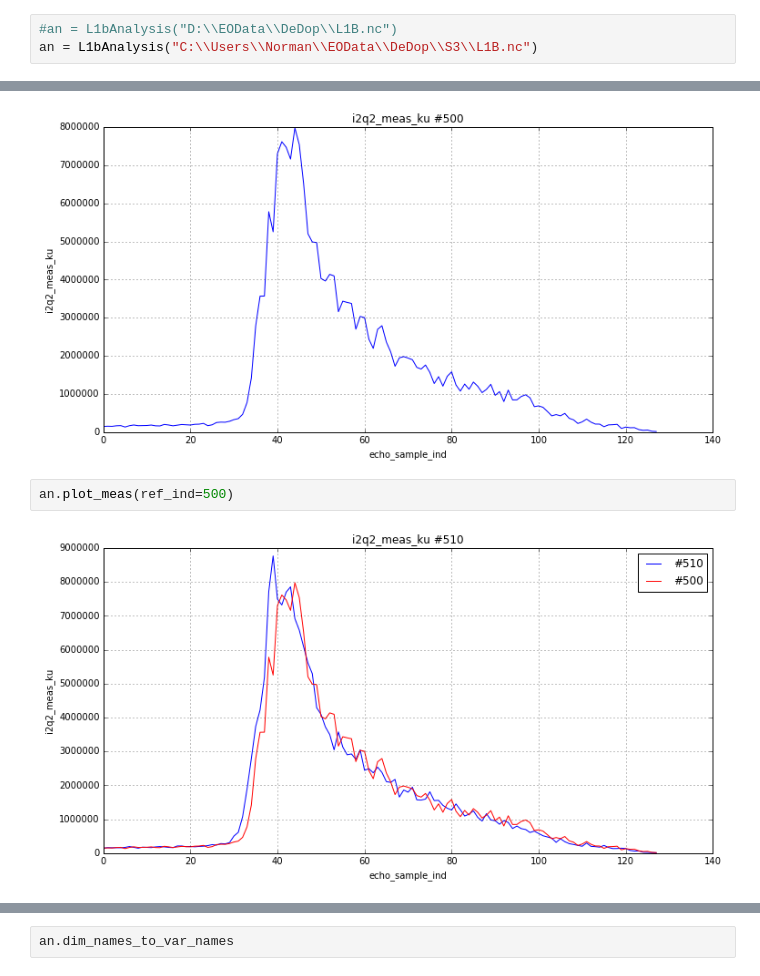
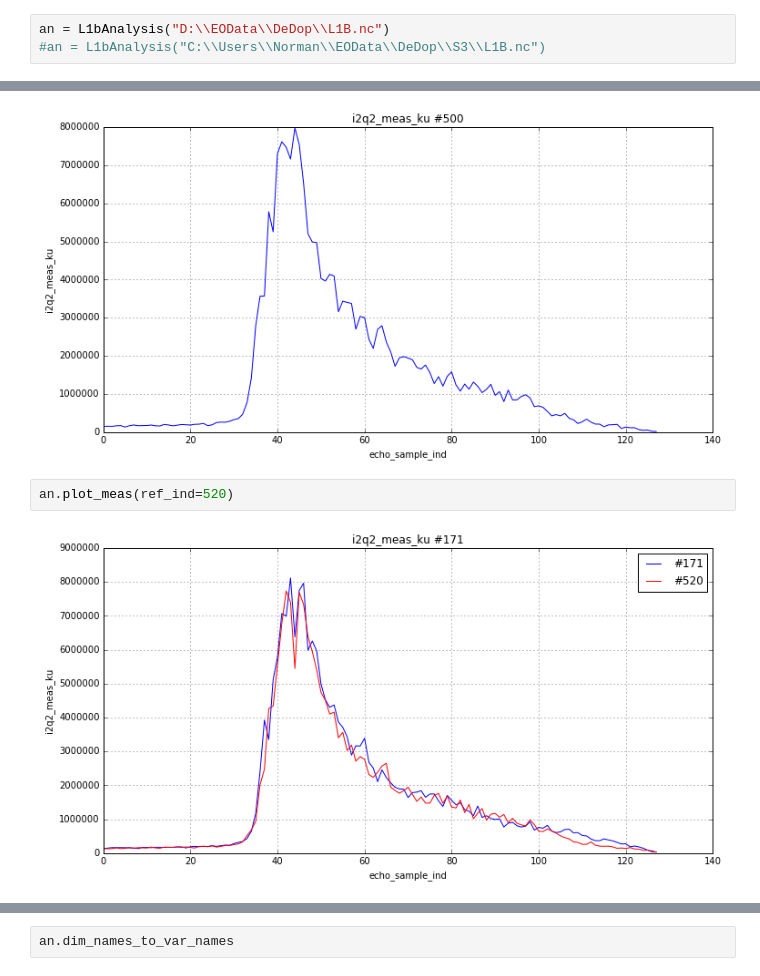
Before and after one commit to DeDop/dedop-core, a Jupyter notebook: notebooks/analysis-l1b.ipynb, the cells around one changed output, grey strips where cells are left out. Cells and saved outputs as stored; diff of their text form.

```diff
--- a/notebooks/analysis-l1b.ipynb
+++ b/notebooks/analysis-l1b.ipynb
@@ -4,6 +9,6 @@
 from dedop.cli.analysis import L1bAnalysis
 %matplotlib inline
 # %%
-#an = L1bAnalysis("D:\\EOData\\DeDop\\L1B.nc")
-an = L1bAnalysis("C:\\Users\\Norman\\EOData\\DeDop\\S3\\L1B.nc")
+an = L1bAnalysis("D:\\EOData\\DeDop\\L1B.nc")
+#an = L1bAnalysis("C:\\Users\\Norman\\EOData\\DeDop\\S3\\L1B.nc")
 # %%
@@ -44,6 +56,6 @@ an.plot_meas(ind=500)
 # %% [output]
 [figure]
 # %%
-an.plot_meas(ref_ind=500)
+an.plot_meas(ref_ind=520)
 # %% [output]
-[figure, old version]
+[figure, new version]
```
Also changed, not shown: parts of 10 cells of this notebook, 1 other file.
